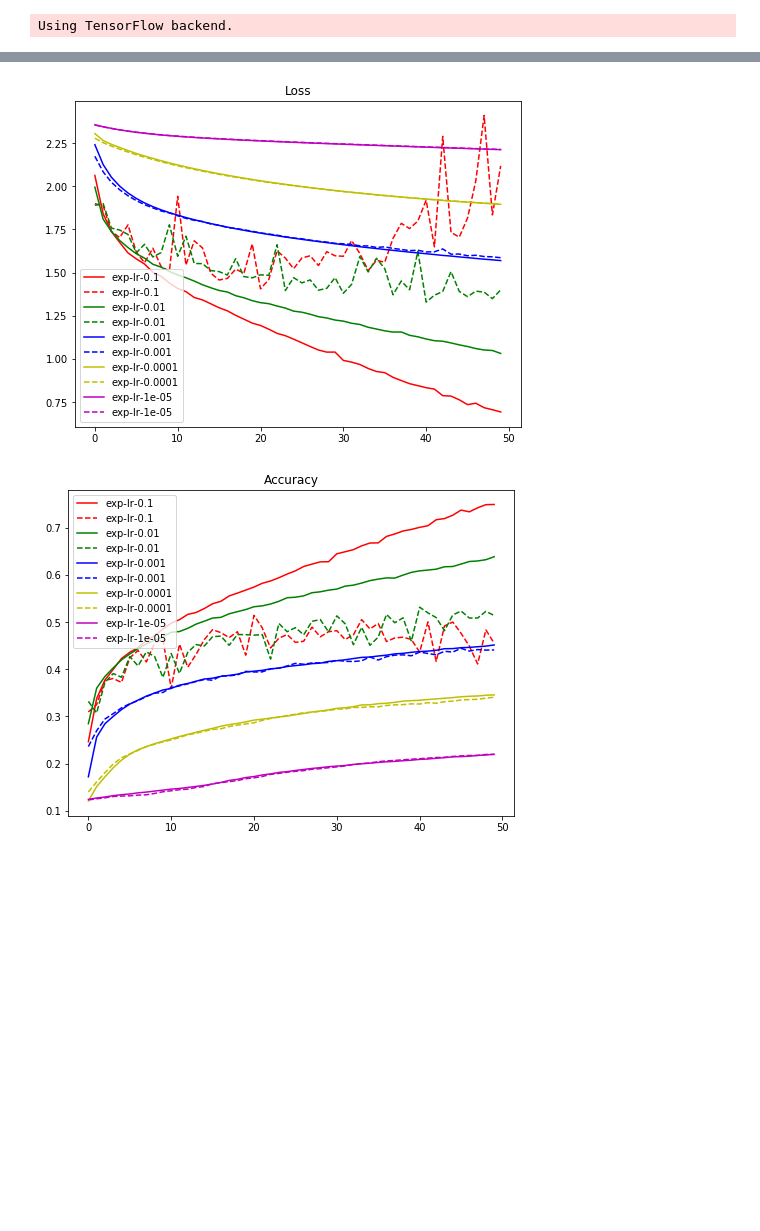
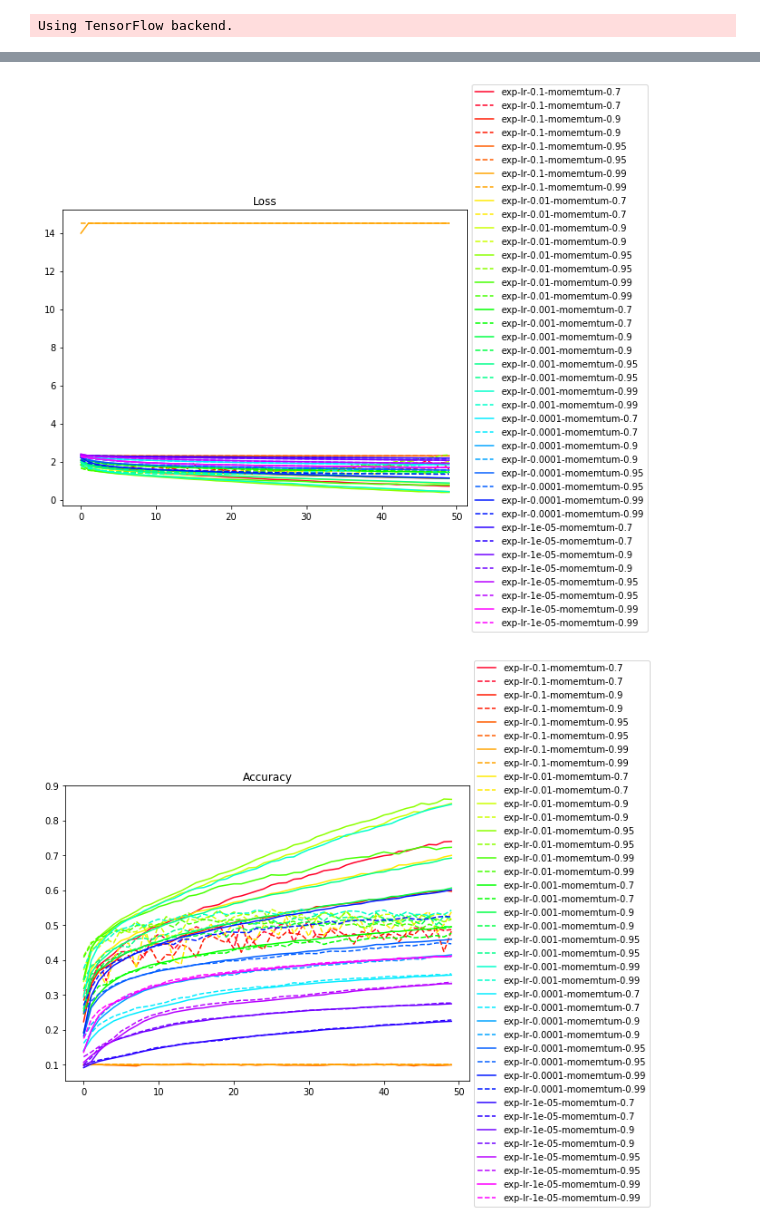
Before and after one commit to wells56/3rd-ML100Days, a Jupyter notebook: homework/Day079_HW.ipynb, the cells around one changed output, grey strips where cells are left out. Drawn from its saved outputs; the diff is of its cells as text; code cells hidden in the pictures; blank space fills up the shorter version.

```diff
--- a/homework/Day079_HW.ipynb
+++ b/homework/Day079_HW.ipynb
@@ -58,18 +58,25 @@ def build_mlp(input_shape, output_units=10, num_neurons=[512, 256, 128]):
 LEARNING_RATE = [1e-1, 1e-2, 1e-3, 1e-4, 1e-5]
 EPOCHS = 50
 BATCH_SIZE = 256
-MOMENTUM = 0.5
+#MOMENTUM = 0.5
+# 修正：使用不同的 MOMENTUM
+MOMENTUM = [0.7, 0.9, 0.95, 0.99]
 # %%
 results = {}
 """Code Here
 撰寫你的訓練流程並將結果用 dictionary 紀錄
 """
-for lr in LEARNING_RATE:
+import itertools
+
+# for lr in LEARNING_RATE:
+for lr, momentum in itertools.product(LEARNING_RATE, MOMENTUM):
     keras.backend.clear_session() # 把舊的 Graph 清掉
-    print("Experiment with LR = %.6f" % (lr))
+    # print("Experiment with LR = %.6f" % (lr))
+    print("Experiment with LR = %.6f, Momentum = %.2f" % (lr, momentum))
     model = build_mlp(input_shape=x_train.shape[1:])
     model.summary()
-    optimizer = keras.optimizers.SGD(lr=lr, nesterov=True, momentum=MOMENTUM)
+    # optimizer = keras.optimizers.SGD(lr=lr, nesterov=True, momentum=MOMENTUM)
+    optimizer = keras.optimizers.SGD(lr=lr, nesterov=True, momentum=momentum)
     model.compile(loss="categorical_crossentropy", metrics=["accuracy"], optimizer=optimizer)
 
     model.fit(x_train, y_train,
@@ -84,7 +91,8 @@ for lr in LEARNING_RATE:
     train_acc = model.history.history["acc"]
     valid_acc = model.history.history["val_acc"]
 
-    exp_name_tag = "exp-lr-%s" % str(lr)
+    # exp_name_tag = "exp-lr-%s" % str(lr)
+    exp_name_tag = "exp-lr-%s-momemtum-%s" % (str(lr), str(momentum))
     results[exp_name_tag] = {'train-loss': train_loss,
                              'valid-loss': valid_loss,
                              'train-acc': train_acc,
@@ -110,26 +118,30 @@ Epoch 50/50
 # %%
 import matplotlib.pyplot as plt
 %matplotlib inline
 """Code Here
 將結果繪出
 """
-color_bar = ["r", "g", "b", "y", "m", "k"]
+# color_bar = ["r", "g", "b", "y", "m", "k"]
+# 顏色太多種
+NUM_COLORS = len(results.keys())
+cm = plt.get_cmap('gist_rainbow')
+color_bar = [cm(1.*i/NUM_COLORS) for i in range(NUM_COLORS)]
 
 plt.figure(figsize=(8,6))
 for i, cond in enumerate(results.keys()):
     plt.plot(range(len(results[cond]['train-loss'])),results[cond]['train-loss'], '-', label=cond, color=color_bar[i])
     plt.plot(range(len(results[cond]['valid-loss'])),results[cond]['valid-loss'], '--', label=cond, color=color_bar[i])
 plt.title("Loss")
-plt.legend()
+plt.legend(loc='center left', bbox_to_anchor=(1, 0.5))
 plt.show()
 
 plt.figure(figsize=(8,6))
 for i, cond in enumerate(results.keys()):
     plt.plot(range(len(results[cond]['train-acc'])),results[cond]['train-acc'], '-', label=cond, color=color_bar[i])
     plt.plot(range(len(results[cond]['valid-acc'])),results[cond]['valid-acc'], '--', label=cond, color=color_bar[i])
 plt.title("Accuracy")
-plt.legend()
+plt.legend(loc='center left', bbox_to_anchor=(1, 0.5))
 plt.show()
 # %% [output]
-[figure, old version]
+[figure, new version]
-[figure, old version]
+[figure, new version]
```
Also changed, not shown: parts of 1 cell of this notebook.
